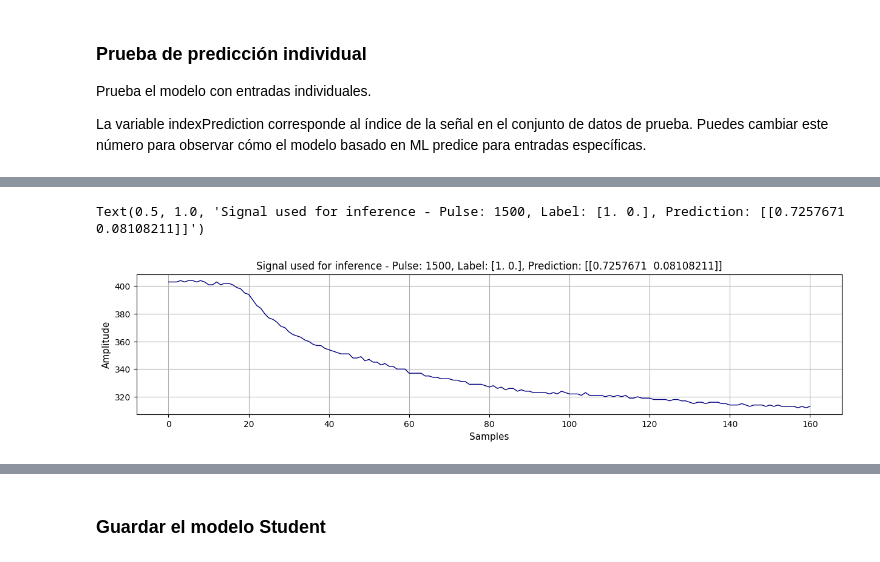
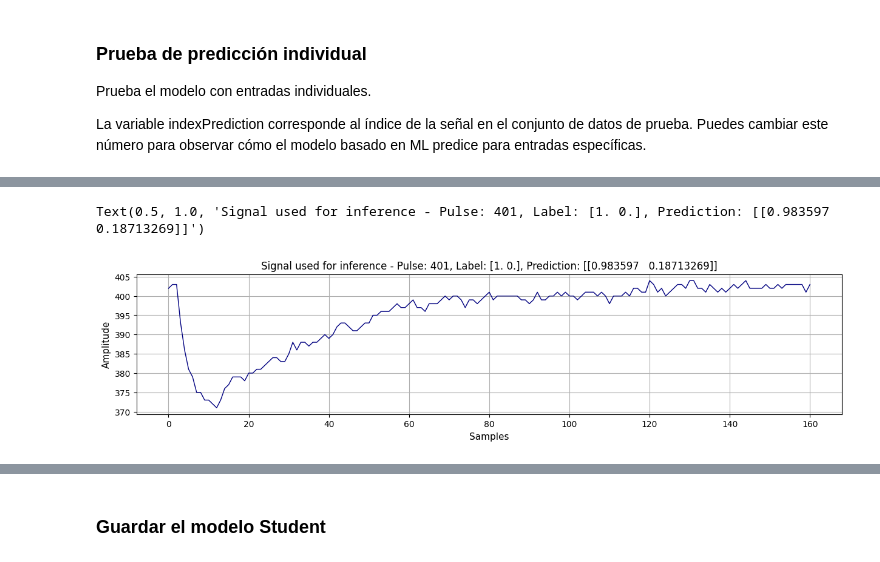
Before and after one commit to fabioc9675/FPGA_ml4hls_prj, a Jupyter notebook: PythonModel/P2_Pruning.ipynb, the cells around one changed output, grey strips where cells are left out. Saved outputs shown, nothing was run; the diff lists cells and outputs as text; code cells hidden in the pictures.

```diff
--- a/PythonModel/P2_Pruning.ipynb
+++ b/PythonModel/P2_Pruning.ipynb
@@ -94,16 +98,16 @@ def preproc_dataset_(signal_dfN, signal_dfG):
 
     return dfTrain, dfTest
 # %%
-# Define paths to datasets
+# Define paths
+PATH = "dataset/"
 
-PATH = 'dataset/'
-
-GAMMA_DATASET_FILE   = PATH + 'gamma_label.csv'
-NEUTRON_DATASET_FILE = PATH + 'neutron_label.csv'
-
-TEST_DATASET_FILE  = PATH + 'test.csv'
+TRAIN_DATASET_FILE = PATH + "train_dataset.csv"
+TEST_DATASET_FILE  = PATH + "test_dataset.csv"
 
 # Load datasets
-dfGamma   = pd.read_csv(GAMMA_DATASET_FILE)
-dfNeutron = pd.read_csv(NEUTRON_DATASET_FILE)
-dfTestGN  = pd.read_csv(TEST_DATASET_FILE)
+dfTrain = pd.read_csv(TRAIN_DATASET_FILE)
+dfTestGN = pd.read_csv(TEST_DATASET_FILE)
+
+# Separate classes
+dfGamma = dfTrain[dfTrain["class"] == 0]
+dfNeutron = dfTrain[dfTrain["class"] == 1]
@@ -113,7 +158,7 @@ dfTestGN  = pd.read_csv(TEST_DATASET_FILE)
 Separacion del dataset en datos de entrenamiento y de test
 # %%
 # Pre-processing dataset for training
-df_train, dfTest = preproc_dataset_(dfNeutron, dfGamma)
+df_train, dfTest = preproc_dataset(dfNeutron, dfGamma)
 
 # Save the test
 # dfTest.to_csv('dataset/test.csv')
@@ -733,7 +778,7 @@ history_student = distilled_student.fit(
     x=x_train,
     y=train_labels,
     batch_size=64,
-    epochs=50,
+    epochs=200,
     validation_split=0.2,
     callbacks=callbacks,
 )
@@ -810,7 +855,7 @@ Prueba el modelo con entradas individuales.
 La variable indexPrediction corresponde al índice de la señal en el conjunto de datos de prueba. Puedes cambiar este número para observar cómo el modelo basado en ML predice para entradas específicas.
 # %%
 # Index of the signal in the testing dataset
-indexPrediction = 1500
+indexPrediction = 401
 
 x_input = dfTest.iloc[indexPrediction]
 y_label = yTest[indexPrediction]
@@ -833,2 +878,2 @@ plt.title('Signal used for inference - Pulse: %s, Label: %s, Prediction: %s' % (
-Text(0.5, 1.0, 'Signal used for inference - Pulse: 1500, Label: [1. 0.], Prediction: [[0.7257671  0.08108211]]')
+Text(0.5, 1.0, 'Signal used for inference - Pulse: 401, Label: [1. 0.], Prediction: [[0.983597   0.18713269]]')
-[figure, old version]
+[figure, new version]
```
Also changed, not shown: parts of 22 cells of this notebook, 2 other files.
